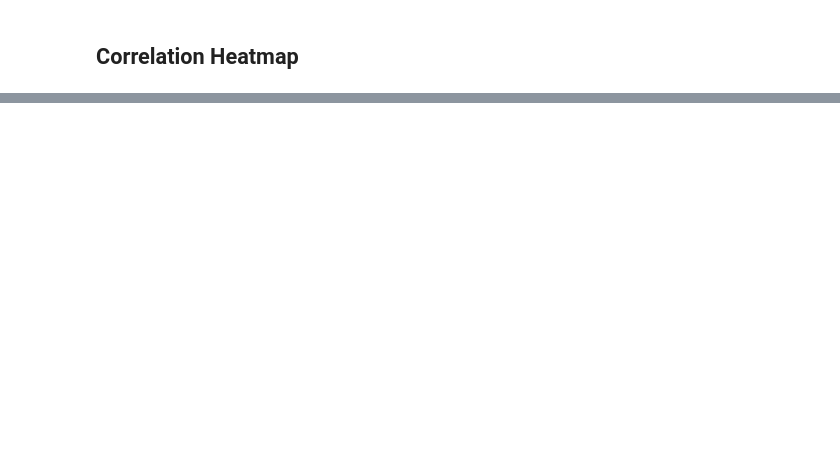
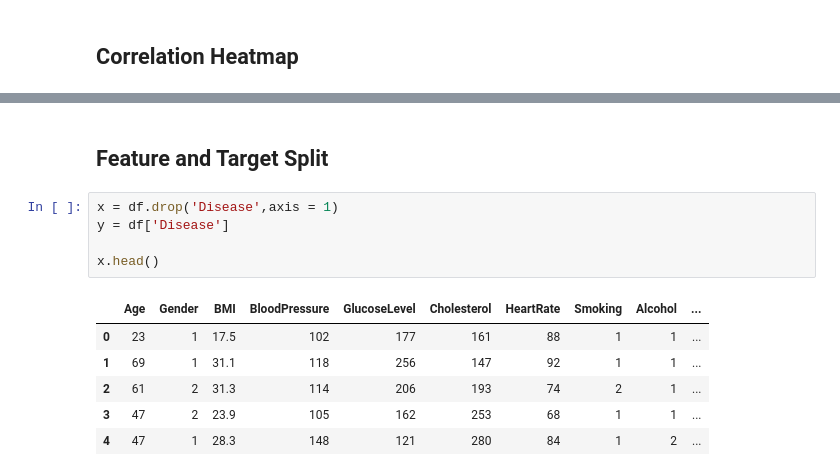
Before and after one commit to khusmeetkhaur-cloud/medical-diesesase-prediction, a Jupyter notebook: medical.ipynb, the cells around one changed output, grey strips where cells are left out. Drawn from its saved outputs; the diff is of its cells as text; blank space fills up the shorter version.

```diff
--- a/medical.ipynb
+++ b/medical.ipynb
@@ -185,0 +186,14 @@ plt.show()
+# %% [markdown]
+## Feature and Target Split
+# %%
+x = df.drop('Disease',axis = 1)
+y = df['Disease']
+
+x.head()
+# %% [output]
+|  | Age | Gender | BMI | BloodPressure | GlucoseLevel | Cholesterol | HeartRate | Smoking | Alcohol | ... |
+| 0 | 23 | 1 | 17.5 | 102 | 177 | 161 | 88 | 1 | 1 | ... |
+| 1 | 69 | 1 | 31.1 | 118 | 256 | 147 | 92 | 1 | 1 | ... |
+| 2 | 61 | 2 | 31.3 | 114 | 206 | 193 | 74 | 2 | 1 | ... |
+| 3 | 47 | 2 | 23.9 | 105 | 162 | 253 | 68 | 1 | 1 | ... |
+| 4 | 47 | 1 | 28.3 | 148 | 121 | 280 | 84 | 1 | 2 | ... |
```
Also changed, not shown: parts of 16 cells of this notebook.
